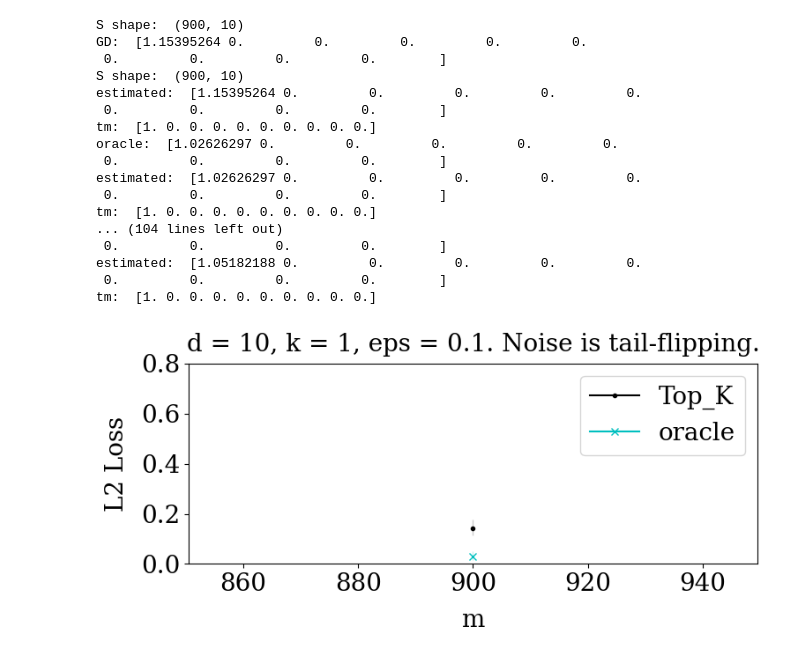
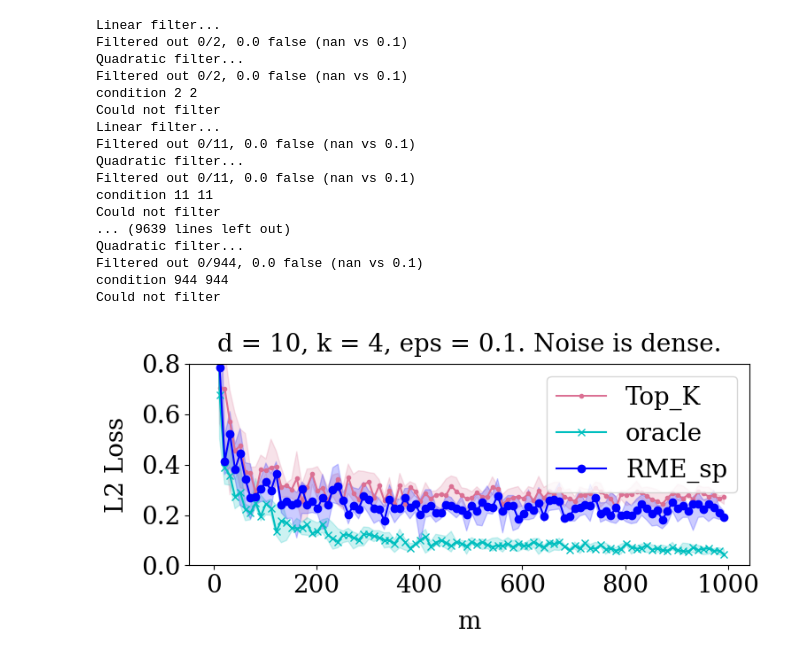
Before and after one commit to ying-hui-he/Robust_mean_estimation, a Jupyter notebook: test.ipynb, the cells around one changed output. Drawn from its saved outputs; the diff is of its cells as text; code cells hidden in the pictures.

```diff
--- a/test.ipynb
+++ b/test.ipynb
@@ -20,14 +20,15 @@ fontname = 'serif'
 il.reload(rl)
 
 trials_rsm1 = 10
-d_rsm1, k_rsm1, eps_rsm1 = 10, 1, 0.1
+d_rsm1, k_rsm1, eps_rsm1 = 10, 4, 0.1
+# TODO dimension problem
 xs = []
 
-m_bounds_rsm1 = (900, 1000, 100)
+m_bounds_rsm1 = (2, 1000, 10)
 
 # model_rsm1 = rl.TailFlipModel()
 model_rsm1 = rl.DenseNoiseModel(2)
-keys_rsm1 = [rl.Top_K, rl.Oracle]
+keys_rsm1 = [rl.Top_K, rl.Oracle, rl.RME_sp]
 model_params_rsm1 = rl.Params(d=d_rsm1, k=k_rsm1, eps=eps_rsm1)
 ylims_rsm1 = (0, 1)
 
@@ -35,33 +36,33 @@ inputfilename_rsm1 = 'data/tflipping-loss-vs-k.pkl'
 plot_m_loss_rsm1 = rl.load_data(model_rsm1, model_params_rsm1, rl.err, keys_rsm1)
 plot_m_loss_rsm1.setdata_tofile(inputfilename_rsm1, 'm', m_bounds_rsm1, trials_rsm1, ylims_rsm1, explicit_xs = False, xs = xs)
 # %% [output]
-S shape:  (900, 10)
-GD:  [1.15395264 0.         0.         0.         0.         0.
- 0.         0.         0.         0.        ]
-S shape:  (900, 10)
-estimated:  [1.15395264 0.         0.         0.         0.         0.
- 0.         0.         0.         0.        ]
-tm:  [1. 0. 0. 0. 0. 0. 0. 0. 0. 0.]
-oracle:  [1.02626297 0.         0.         0.         0.         0.
- 0.         0.         0.         0.        ]
-estimated:  [1.02626297 0.         0.         0.         0.         0.
- 0.         0.         0.         0.        ]
-tm:  [1. 0. 0. 0. 0. 0. 0. 0. 0. 0.]
-... (104 lines left out)
- 0.         0.         0.         0.        ]
-estimated:  [1.05182188 0.         0.         0.         0.         0.
- 0.         0.         0.         0.        ]
-tm:  [1. 0. 0. 0. 0. 0. 0. 0. 0. 0.]
+Linear filter...
+Filtered out 0/2, 0.0 false (nan vs 0.1)
+Quadratic filter...
+Filtered out 0/2, 0.0 false (nan vs 0.1)
+condition 2 2
+Could not filter
+Linear filter...
+Filtered out 0/11, 0.0 false (nan vs 0.1)
+Quadratic filter...
+Filtered out 0/11, 0.0 false (nan vs 0.1)
+condition 11 11
+Could not filter
+... (9639 lines left out)
+Quadratic filter...
+Filtered out 0/944, 0.0 false (nan vs 0.1)
+condition 944 944
+Could not filter
 # %%
-outputfilename_rsm1 = 'self_out/tflipping-loss-vs-k.pdf'
+outputfilename_rsm1 = 'self_out/densenoise-loss-vs-m-three-k=4.pdf'
 
-title_rsm1 = 'd = {d}, k = {k}, eps = {eps}. Noise is tail-flipping.'.format(d=d_rsm1,k=k_rsm1,eps=eps_rsm1)
+title_rsm1 = 'd = {d}, k = {k}, eps = {eps}. Noise is dense.'.format(d=d_rsm1,k=k_rsm1,eps=eps_rsm1)
 xlabel_rsm1 = 'm'
 ylabel_rsm1 = 'L2 Loss'
 plot_m_loss_rsm1_plt = rl.plot_data(model_rsm1, model_params_rsm1, rl.err, keys_rsm1)
 
 
 plot_m_loss_rsm1_plt.plotxy_fromfile(outputfilename_rsm1, inputfilename_rsm1,'m', m_bounds_rsm1, (0, 0.8), title_rsm1, xlabel_rsm1, ylabel_rsm1, figsize = figsize, fontname = fontname, fsize = fsize, fpad = fpad, explicit_xs = False, xs = xs)
 # %% [output]
-[figure, old version]
+[figure, new version]
 [interactive output not drawn]
```
Also changed, not shown: 2 other files.
